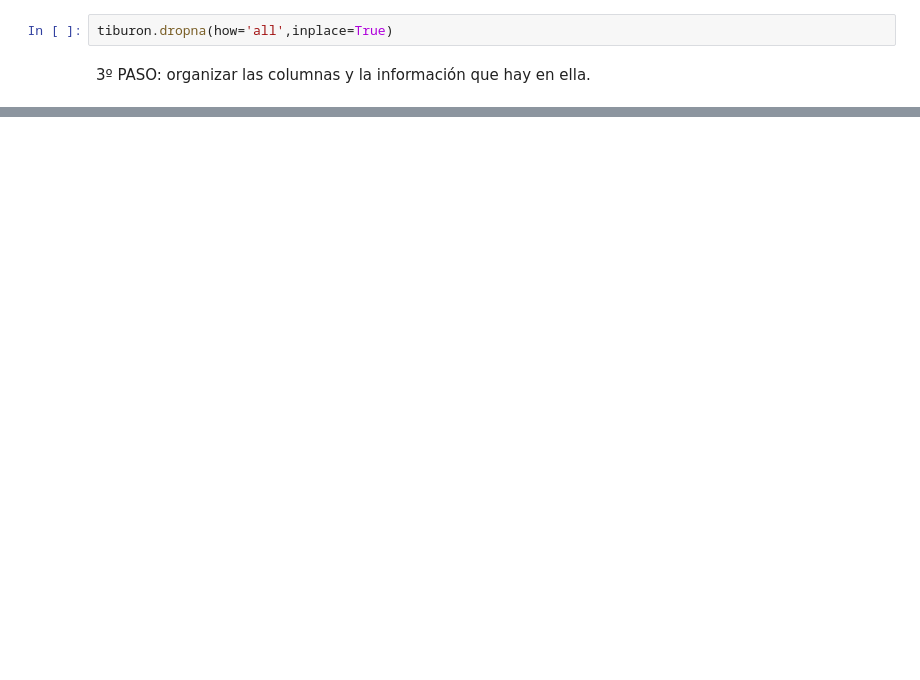
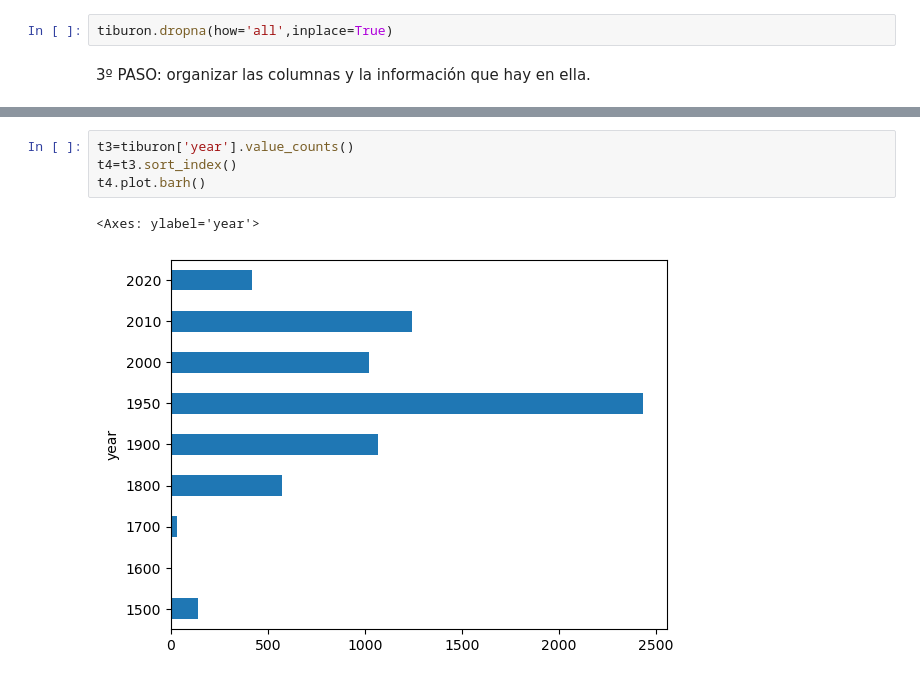
Before and after one commit to Vicgutgam/Quest2.Shark, a Jupyter notebook: Quest Tiburón.ipynb, the cells around one changed output, grey strips where cells are left out. Saved outputs shown, nothing was run; the diff lists cells and outputs as text; blank space fills up the shorter version.

```diff
--- a/Quest Tiburón.ipynb
+++ b/Quest Tiburón.ipynb
@@ -263,0 +281,7 @@ tiburon['time'].value_counts()
+# %%
+t3=tiburon['year'].value_counts()
+t4=t3.sort_index()
+t4.plot.barh()
+# %% [output]
+<Axes: ylabel='year'>
+[figure, added]
```
Also changed, not shown: parts of 37 cells of this notebook, 1 other file.
